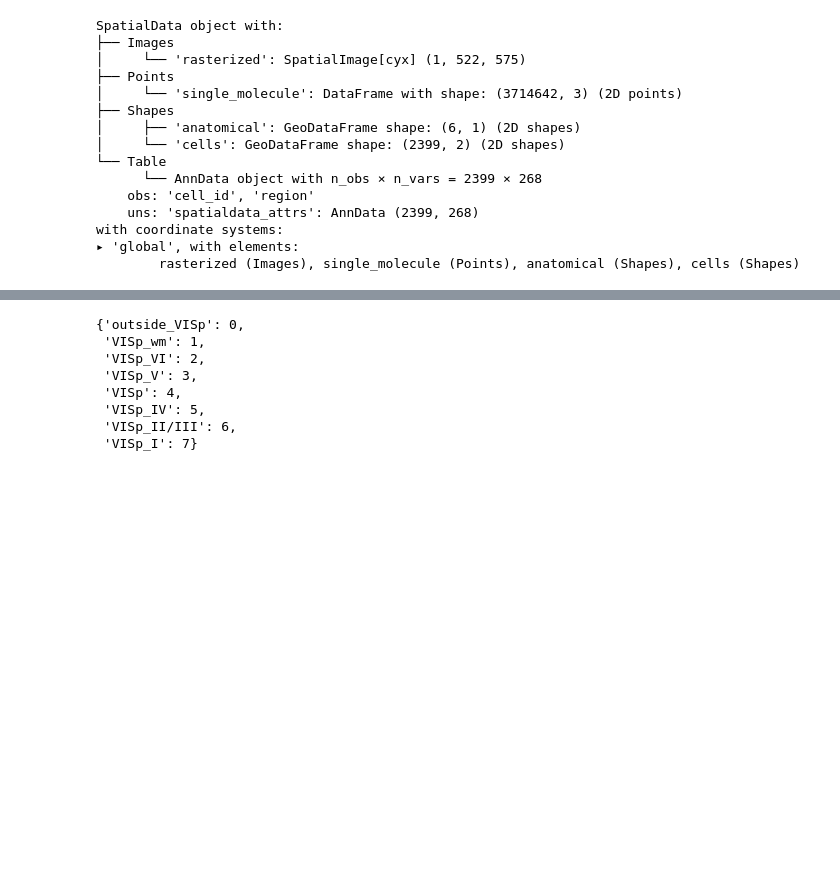
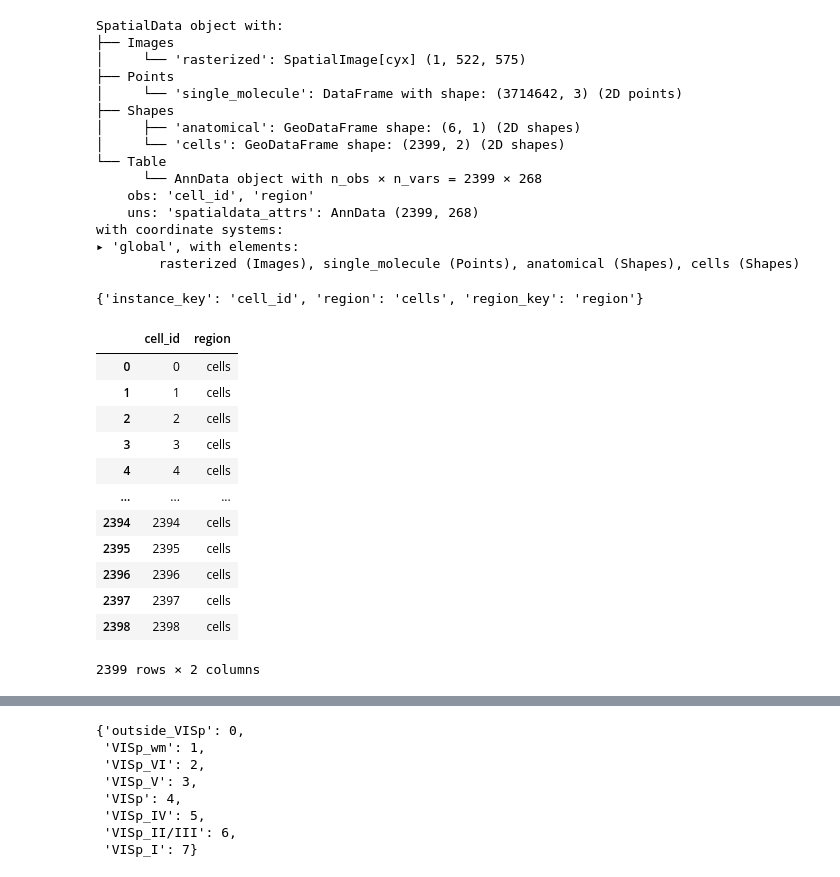
Before and after one commit to keller-mark/points-via-ome-ngff, a Jupyter notebook: spatialdata-to-experimental.ipynb, the cells around one changed output, grey strips where cells are left out. Cells and saved outputs as stored; diff of their text form; code cells hidden in the pictures; blank space fills up the shorter version.

```diff
--- a/spatialdata-to-experimental.ipynb
+++ b/spatialdata-to-experimental.ipynb
@@ -30,3 +28,23 @@ SpatialData object with:
 with coordinate systems:
 ▸ 'global', with elements:
         rasterized (Images), single_molecule (Points), anatomical (Shapes), cells (Shapes)
+# %%
+merfish_sdata.table.uns['spatialdata_attrs']
+# %% [output]
+{'instance_key': 'cell_id', 'region': 'cells', 'region_key': 'region'}
+# %%
+merfish_sdata.table.obs
+# %% [output]
+|  | cell_id | region |
+| 0 | 0 | cells |
+| 1 | 1 | cells |
+| 2 | 2 | cells |
+| 3 | 3 | cells |
+| 4 | 4 | cells |
+| ... | ... | ... |
+| 2394 | 2394 | cells |
+| 2395 | 2395 | cells |
+| 2396 | 2396 | cells |
+| 2397 | 2397 | cells |
+| 2398 | 2398 | cells |
+2399 rows × 2 columns
```
Also changed, not shown: parts of 18 cells of this notebook.
